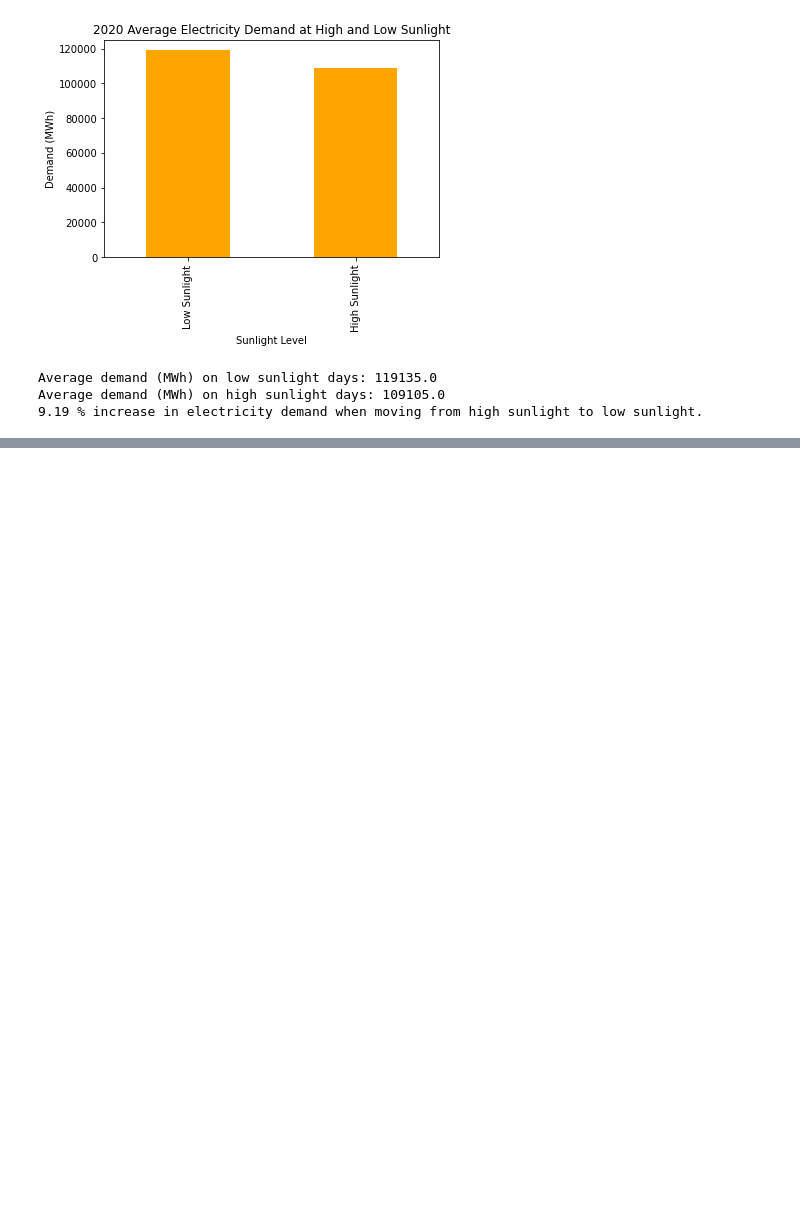
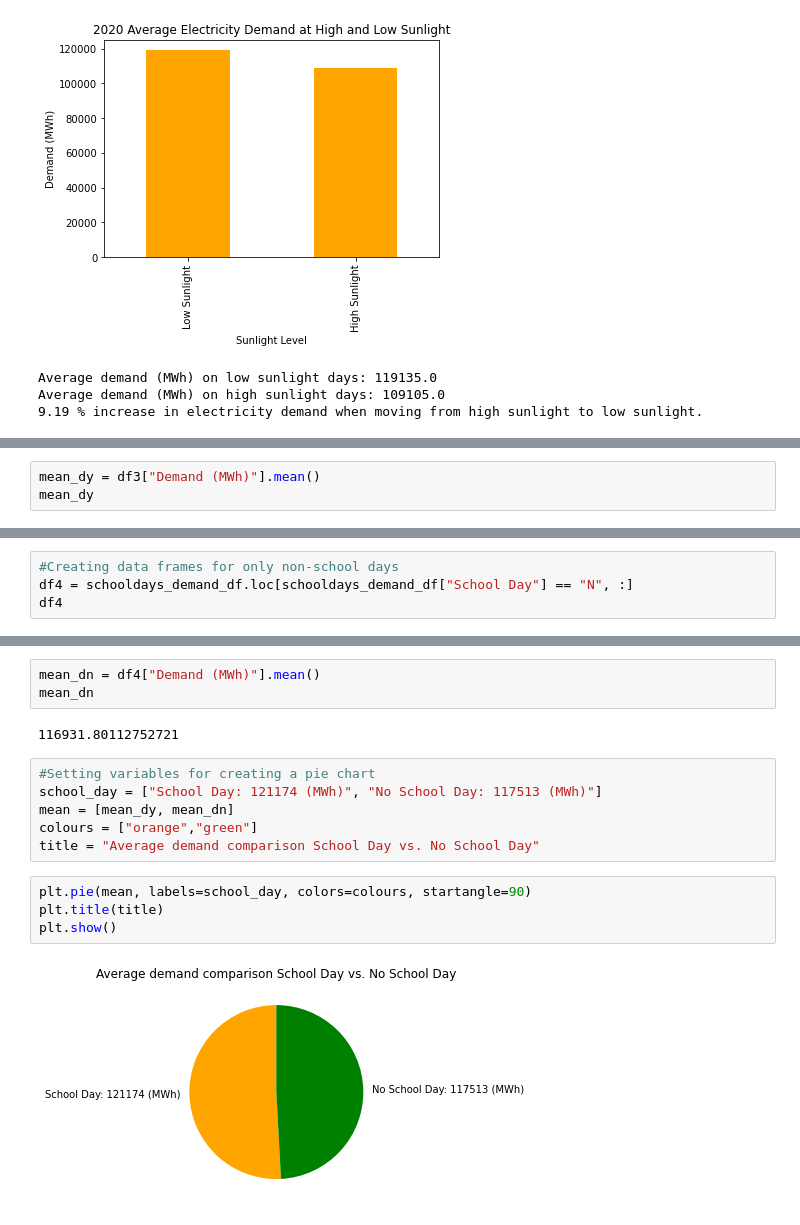
Before and after one commit to AThompson7/Project-1, a Jupyter notebook: electricity.ipynb, the cells around one changed output, grey strips where cells are left out. Drawn from its saved outputs; the diff is of its cells as text; blank space fills up the shorter version.

```diff
--- a/electricity.ipynb
+++ b/electricity.ipynb
@@ -145,0 +280,3 @@ Average demand (MWh) on high sunlight days: 109105.0
+# %%
+mean_dy = df3["Demand (MWh)"].mean()
+mean_dy
@@ -145,0 +285,4 @@ Average demand (MWh) on high sunlight days: 109105.0
+# %%
+#Creating data frames for only non-school days
+df4 = schooldays_demand_df.loc[schooldays_demand_df["School Day"] == "N", :]
+df4
@@ -145,0 +303,17 @@ Average demand (MWh) on high sunlight days: 109105.0
+# %%
+mean_dn = df4["Demand (MWh)"].mean()
+mean_dn
+# %% [output]
+116931.80112752721
+# %%
+#Setting variables for creating a pie chart
+school_day = ["School Day: 121174 (MWh)", "No School Day: 117513 (MWh)"]
+mean = [mean_dy, mean_dn]
+colours = ["orange","green"]
+title = "Average demand comparison School Day vs. No School Day"
+# %%
+plt.pie(mean, labels=school_day, colors=colours, startangle=90)
+plt.title(title)
+plt.show()
+# %% [output]
+[figure, added]
```
Also changed, not shown: parts of 33 cells of this notebook.
